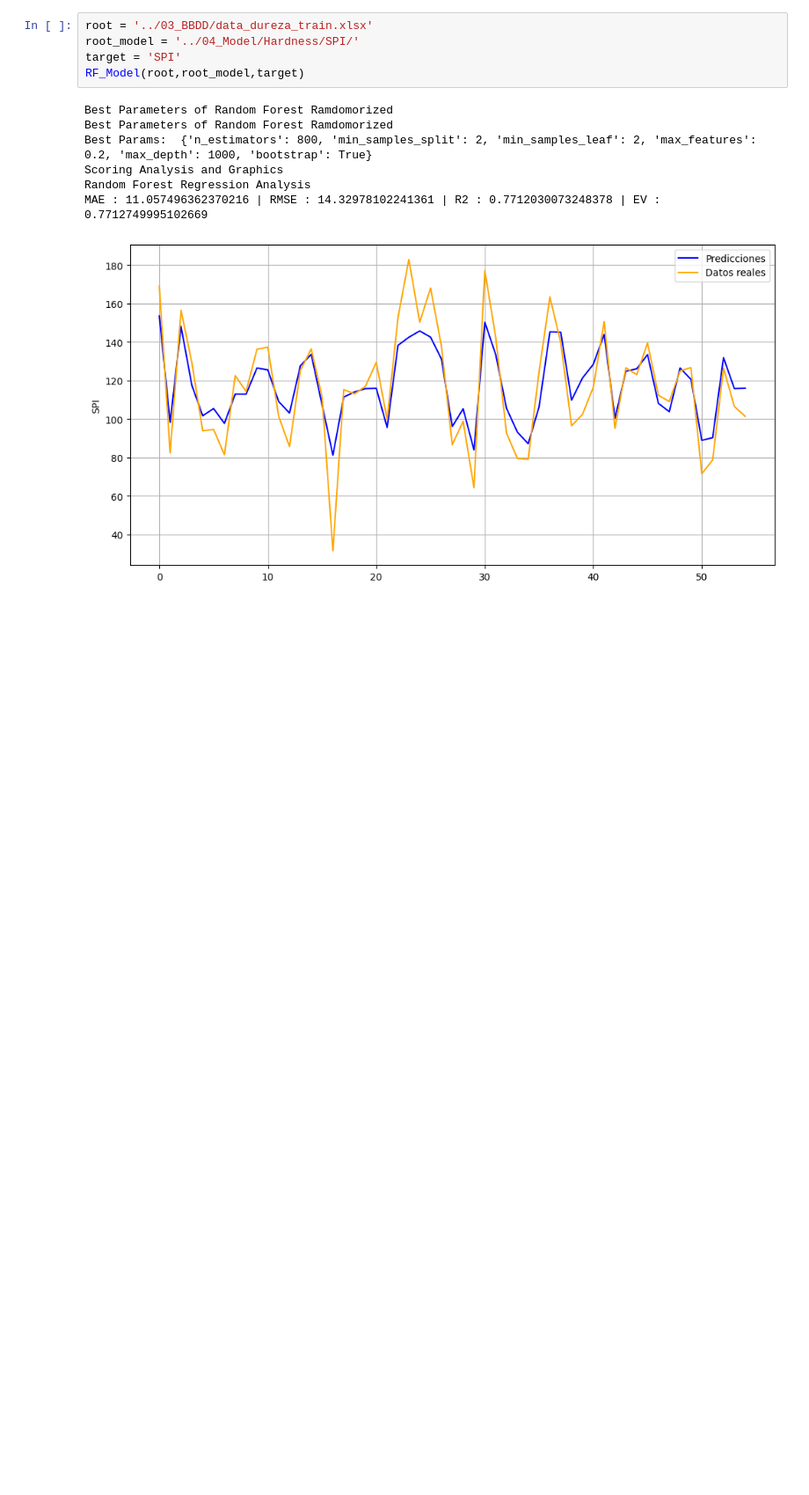
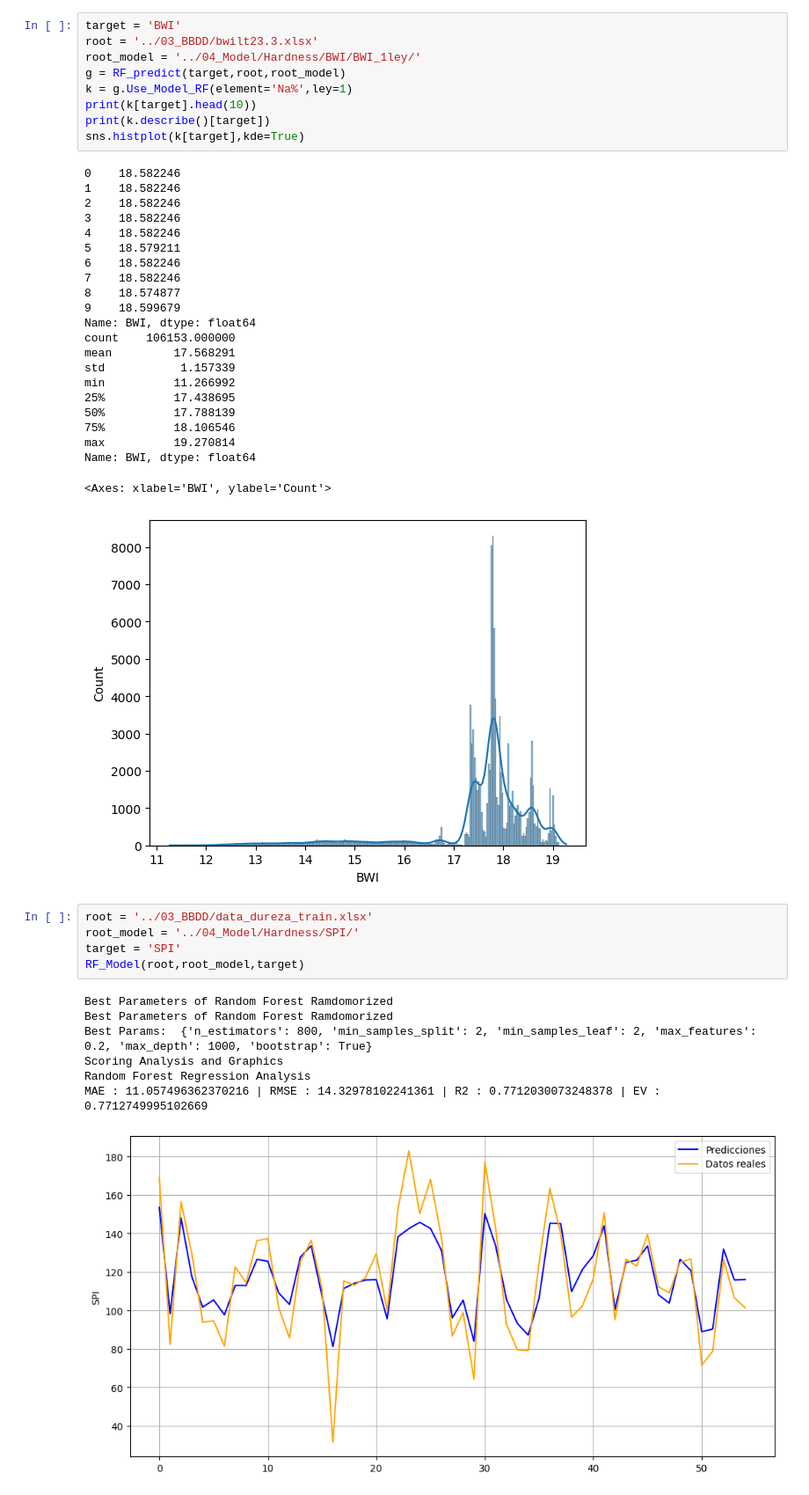
Before and after one commit to MichaelCueto/GeologyML23, a Jupyter notebook: 02_Codigo/borrador.ipynb, the cells around one changed output. Shown at 88% size. Cells and saved outputs as stored; diff of their text form; blank space fills up the shorter version.

```diff
--- a/02_Codigo/borrador.ipynb
+++ b/02_Codigo/borrador.ipynb
@@ -353,3 +300,35 @@ MAE : 1.3836769072553607 | RMSE : 1.771516574969083 | R2 : 0.5693040601360655 |
+# %%
+target = 'BWI'
+root = '../03_BBDD/bwilt23.3.xlsx'
+root_model = '../04_Model/Hardness/BWI/BWI_1ley/'
+g = RF_predict(target,root,root_model)
+k = g.Use_Model_RF(element='Na%',ley=1)
+print(k[target].head(10))
+print(k.describe()[target])
+sns.histplot(k[target],kde=True)
+# %% [output]
+0    18.582246
+1    18.582246
+2    18.582246
+3    18.582246
+4    18.582246
+5    18.579211
+6    18.582246
+7    18.582246
+8    18.574877
+9    18.599679
+Name: BWI, dtype: float64
+count    106153.000000
+mean         17.568291
+std           1.157339
+min          11.266992
+25%          17.438695
+50%          17.788139
+75%          18.106546
+max          19.270814
+Name: BWI, dtype: float64
+<Axes: xlabel='BWI', ylabel='Count'>
+[figure, added]
 # %%
 root = '../03_BBDD/data_dureza_train.xlsx'
 root_model = '../04_Model/Hardness/SPI/'
```
Also changed, not shown: parts of 11 cells of this notebook, 17 other files.
